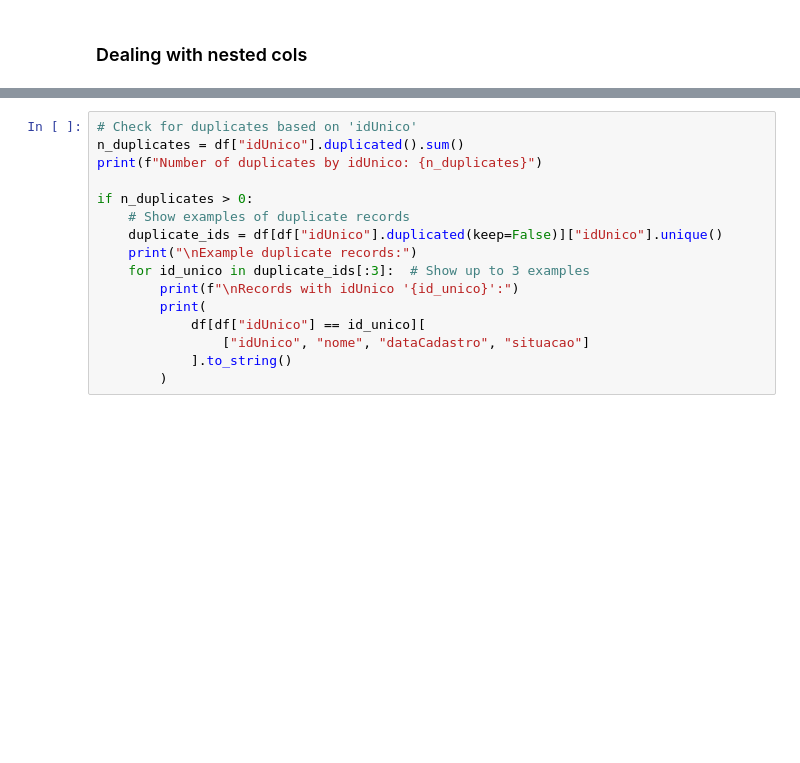
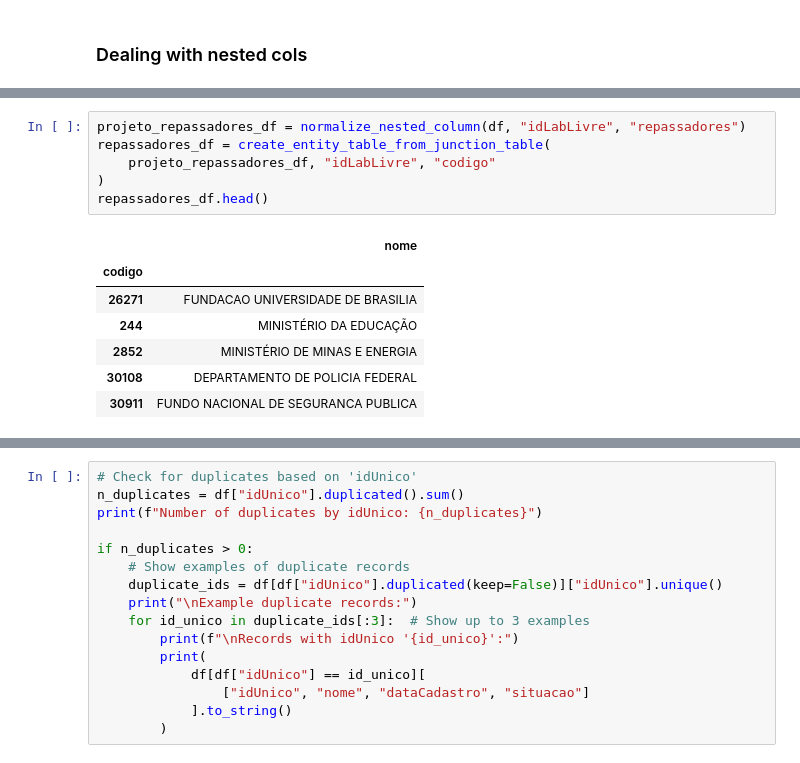
Before and after one commit to noah-art3mis/takehome-lablivre-analysis, a Jupyter notebook: takehome.ipynb, the cells around one changed output, grey strips where cells are left out. Drawn from its saved outputs; the diff is of its cells as text; blank space fills up the shorter version.

```diff
--- a/takehome.ipynb
+++ b/takehome.ipynb
@@ -168,0 +198,14 @@ nested_cols = [
+# %%
+projeto_repassadores_df = normalize_nested_column(df, "idLabLivre", "repassadores")
+repassadores_df = create_entity_table_from_junction_table(
+    projeto_repassadores_df, "idLabLivre", "codigo"
+)
+repassadores_df.head()
+# %% [output]
+|  | nome |
+| codigo |  |
+| 26271 | FUNDACAO UNIVERSIDADE DE BRASILIA |
+| 244 | MINISTÉRIO DA EDUCAÇÃO |
+| 2852 | MINISTÉRIO DE MINAS E ENERGIA |
+| 30108 | DEPARTAMENTO DE POLICIA FEDERAL |
+| 30911 | FUNDO NACIONAL DE SEGURANCA PUBLICA |
```
Also changed, not shown: parts of 13 cells of this notebook.
